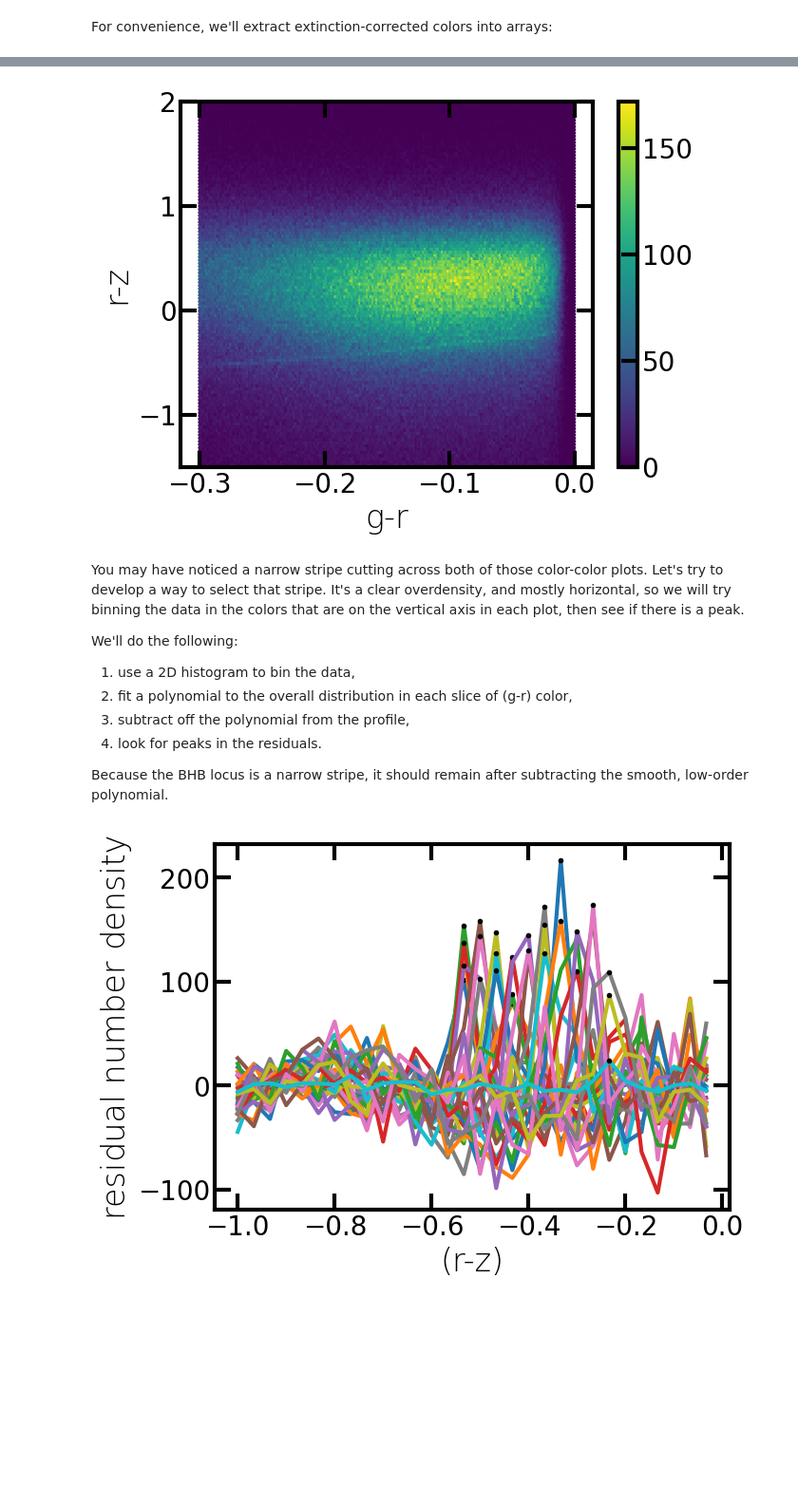
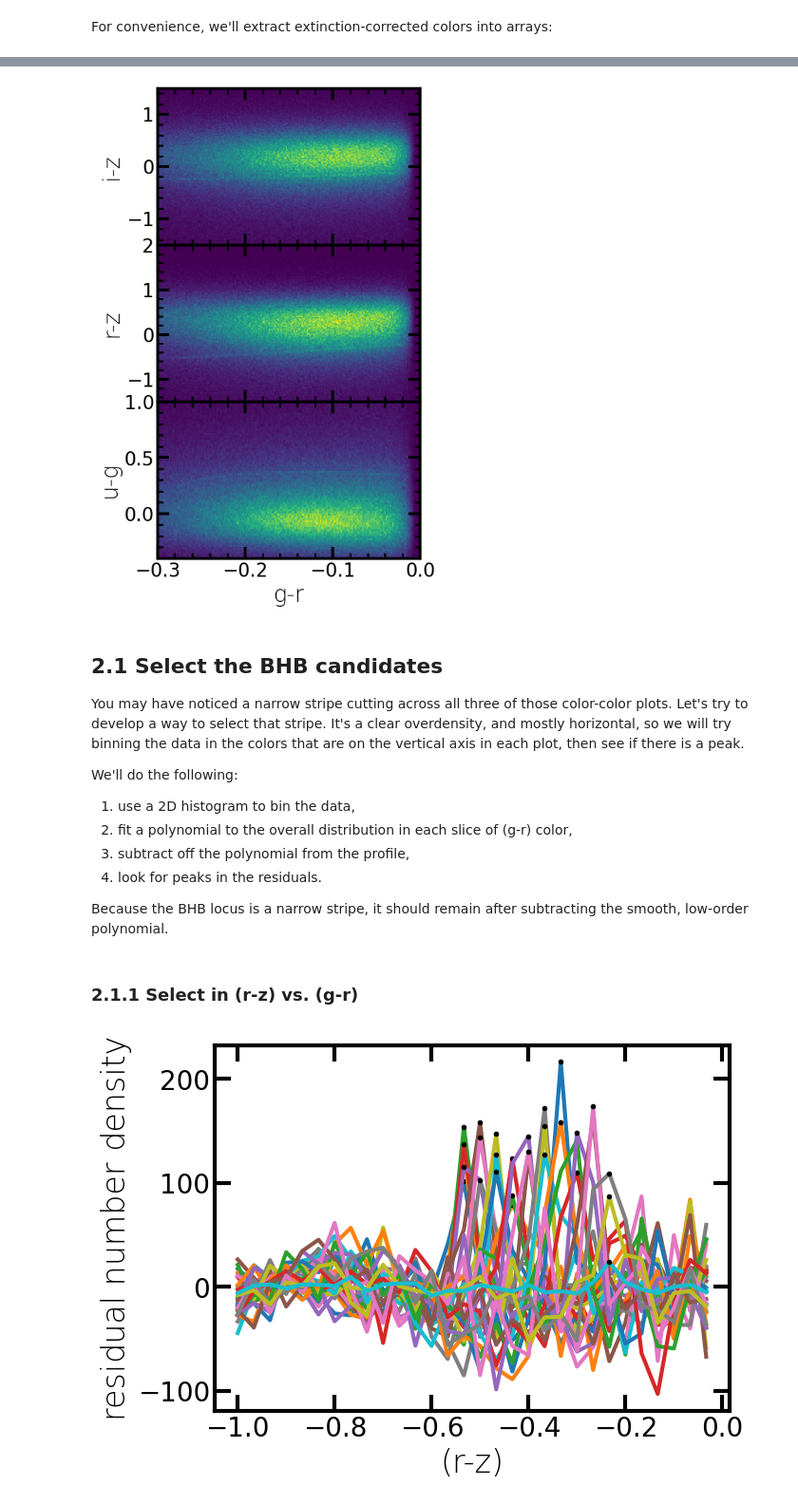
Before and after one commit to rubin-dp0/delegate-contributions-dp02, a Jupyter notebook: MWhalo_density/Milky_Way_halo_density.ipynb, the cells around one changed output, grey strips where cells are left out. Shown at 95% size. Cells and saved outputs as stored; diff of their text form; code cells hidden in the pictures; blank space fills up the shorter version.

```diff
--- a/MWhalo_density/Milky_Way_halo_density.ipynb
+++ b/MWhalo_density/Milky_Way_halo_density.ipynb
@@ -173,14 +191,38 @@ plt.show()
-# %%
-plt.hexbin(gr0, rz0, gridsize=200, extent=(-0.3, 0.0, -1.5, 2.0))
-plt.colorbar()
-plt.ylim(-1.5, 2)
-plt.xlabel('g-r')
-plt.ylabel('r-z')
-plt.show()
-# %% [output]
-[figure, removed]
+# %%
+fig, ax = plt.subplots(3, 1, figsize=(5, 9))
+
+plt.subplots_adjust(hspace=0)
+
+plt.sca(ax[0])
+plt.hexbin(gr0, iz0, gridsize=200, extent=(-0.3, 0.0, -1.5, 1.5))
+plt.xlim(-0.3, 0.0)
+plt.ylim(-1.5, 1.5)
+plt.minorticks_on()
+plt.ylabel('i-z')
+ax[0].xaxis.set_ticklabels([])
+
+plt.sca(ax[1])
+plt.hexbin(gr0, rz0, gridsize=200, extent=(-0.3, 0.0, -1.5, 2.0))
+plt.xlim(-0.3, 0.0)
+plt.ylim(-1.5, 2)
+plt.minorticks_on()
+plt.ylabel('r-z')
+ax[1].xaxis.set_ticklabels([])
+
+plt.sca(ax[2])
+plt.hexbin(gr0, ug0, gridsize=200, extent=(-0.3, 0.0, -1.3, 1.0))
+plt.xlim(-0.3, 0.0)
+plt.ylim(-0.4, 1.0)
+plt.minorticks_on()
+plt.xlabel('g-r')
+plt.ylabel('u-g')
+plt.show()
+# %% [output]
+[figure, added]
 # %% [markdown]
-You may have noticed a narrow stripe cutting across both of those color-color plots. Let's try to develop a way to select that stripe. It's a clear overdensity, and mostly horizontal, so we will try binning the data in the colors that are on the vertical axis in each plot, then see if there is a peak.
+## 2.1 Select the BHB candidates
+
+You may have noticed a narrow stripe cutting across all three of those color-color plots. Let's try to develop a way to select that stripe. It's a clear overdensity, and mostly horizontal, so we will try binning the data in the colors that are on the vertical axis in each plot, then see if there is a peak.
 
 We'll do the following:
 1. use a 2D histogram to bin the data,
@@ -189,6 +231,8 @@ We'll do the following:
 4. look for peaks in the residuals.
 
 Because the BHB locus is a narrow stripe, it should remain after subtracting the smooth, low-order polynomial.
+# %% [markdown]
+### 2.1.1 Select in (r-z) vs. (g-r)
 # %%
 nbins=30
 hist_grrz = np.histogram2d(gr0, rz0, range=[[-0.3, 0.0], [-1, 0]], bins=nbins)
```
Also changed, not shown: parts of 50 cells of this notebook.
